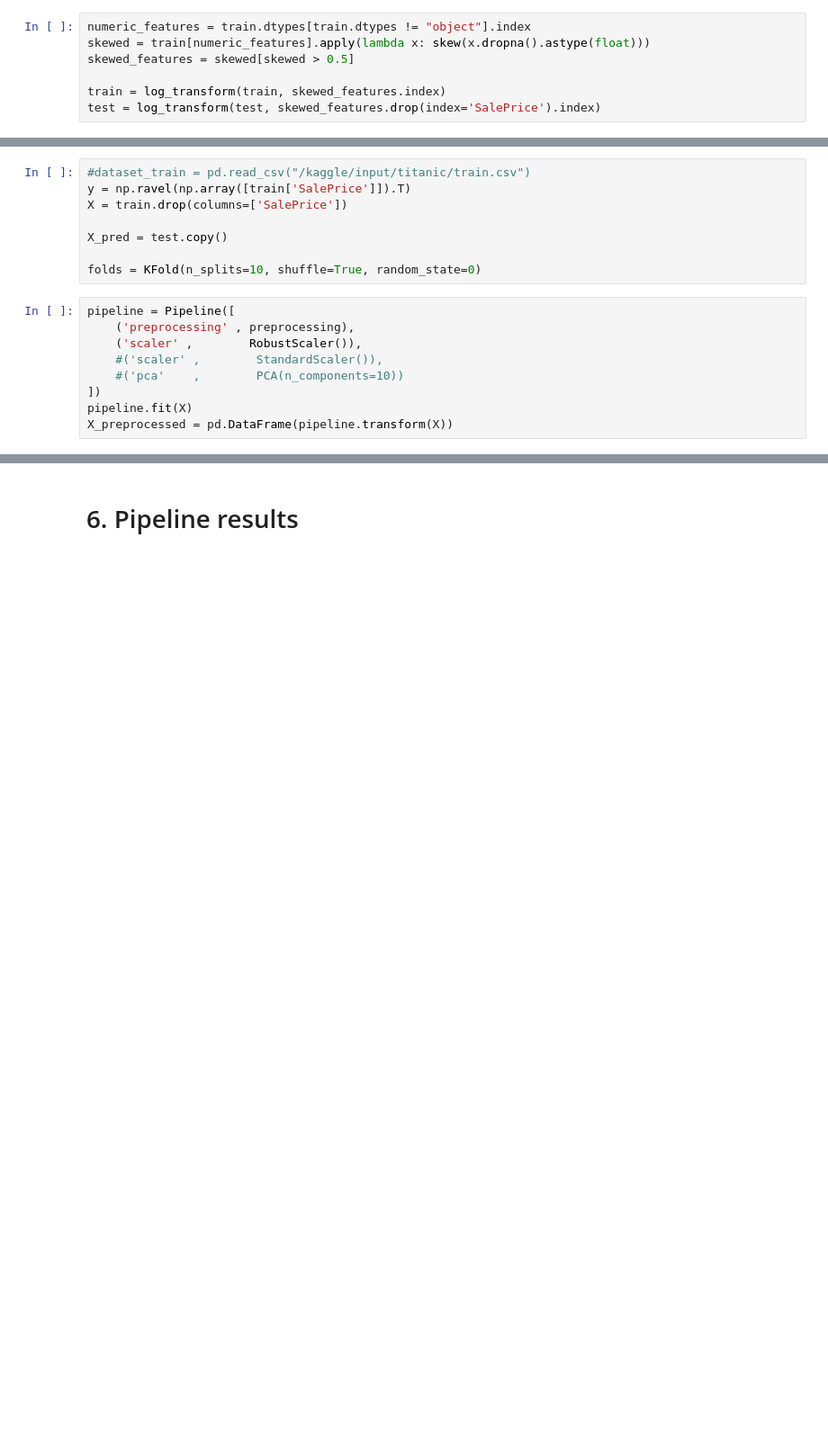
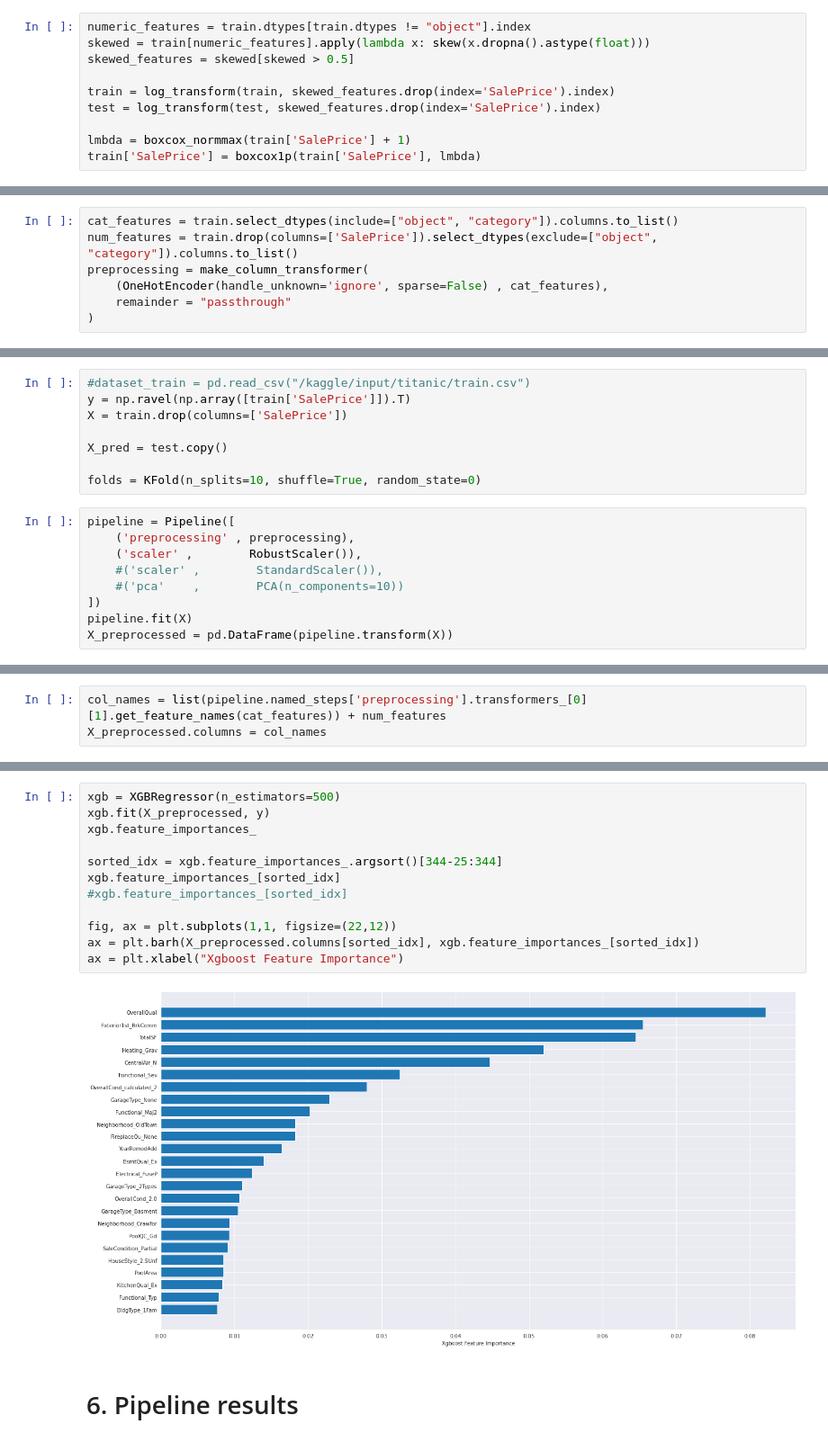
Before and after one commit to max-lutz/Kaggle_competitions, a Jupyter notebook: house-price-regression-full-eda-ml-workflow.ipynb, the cells around one changed output, grey strips where cells are left out. Shown at 90% size. Cells and saved outputs as stored; diff of their text form; blank space fills up the shorter version.

Commit message:
apply boxcox transformation to SalePrice

```diff
--- a/house-price-regression-full-eda-ml-workflow.ipynb
+++ b/house-price-regression-full-eda-ml-workflow.ipynb
@@ -771,7 +992,10 @@ numeric_features = train.dtypes[train.dtypes != "object"].index
 skewed = train[numeric_features].apply(lambda x: skew(x.dropna().astype(float)))
 skewed_features = skewed[skewed > 0.5]
 
-train = log_transform(train, skewed_features.index)
+train = log_transform(train, skewed_features.drop(index='SalePrice').index)
 test = log_transform(test, skewed_features.drop(index='SalePrice').index)
+
+lmbda = boxcox_normmax(train['SalePrice'] + 1)
+train['SalePrice'] = boxcox1p(train['SalePrice'], lmbda)
 # %%
 (train.shape, test.shape)
@@ -783,3 +1004,10 @@ preprocessing = make_column_transformer(
+# %%
+cat_features = train.select_dtypes(include=["object", "category"]).columns.to_list()
+num_features = train.drop(columns=['SalePrice']).select_dtypes(exclude=["object", "category"]).columns.to_list()
+preprocessing = make_column_transformer(
+    (OneHotEncoder(handle_unknown='ignore', sparse=False) , cat_features),
+    remainder = "passthrough"
+)
 # %% [markdown]
 # 5. Model Preparation
 # %%
@@ -804,2 +1030,5 @@ X_preprocessed.head(10)
+# %%
+col_names = list(pipeline.named_steps['preprocessing'].transformers_[0][1].get_feature_names(cat_features)) + num_features
+X_preprocessed.columns = col_names
 # %%
 X_preprocessed.shape
@@ -810,3 +1043,17 @@ X_pred_preprocessed.shape
+# %%
+xgb = XGBRegressor(n_estimators=500)
+xgb.fit(X_preprocessed, y)
+xgb.feature_importances_
+
+sorted_idx = xgb.feature_importances_.argsort()[344-25:344]
+xgb.feature_importances_[sorted_idx]
+#xgb.feature_importances_[sorted_idx]
+
+fig, ax = plt.subplots(1,1, figsize=(22,12))
+ax = plt.barh(X_preprocessed.columns[sorted_idx], xgb.feature_importances_[sorted_idx])
+ax = plt.xlabel("Xgboost Feature Importance")
+# %% [output]
+[figure, added]
 # %% [markdown]
 # 6. Pipeline results
 # %%
```
Also changed, not shown: parts of 45 cells of this notebook.
